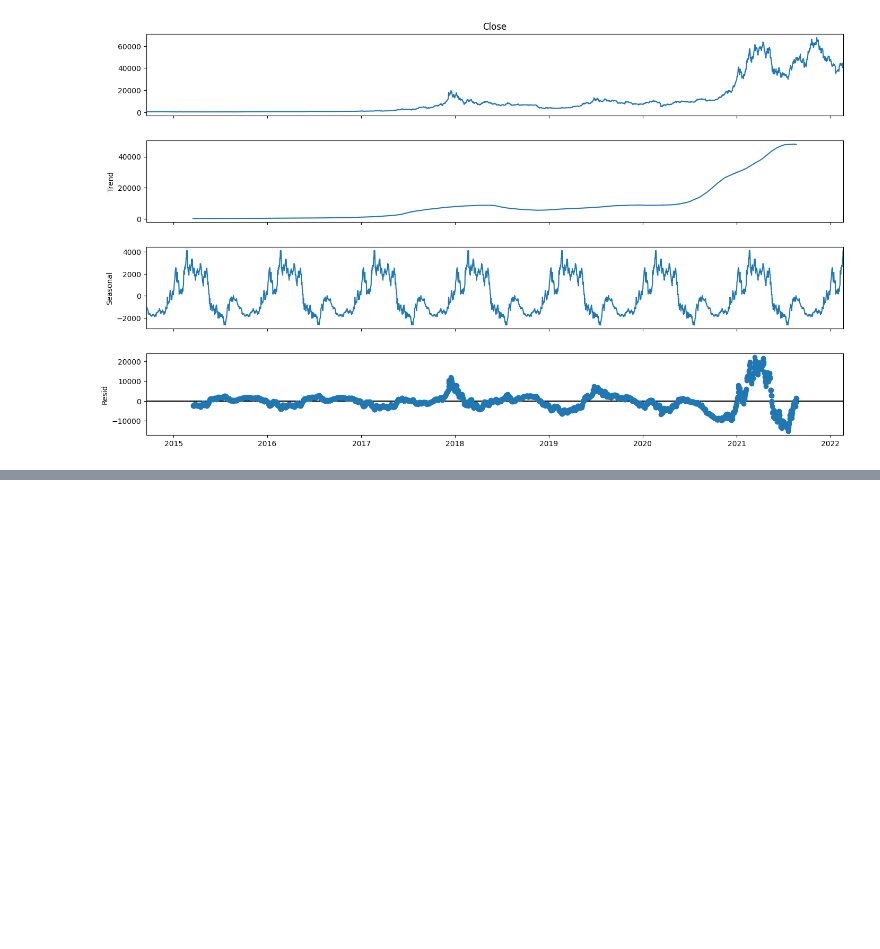
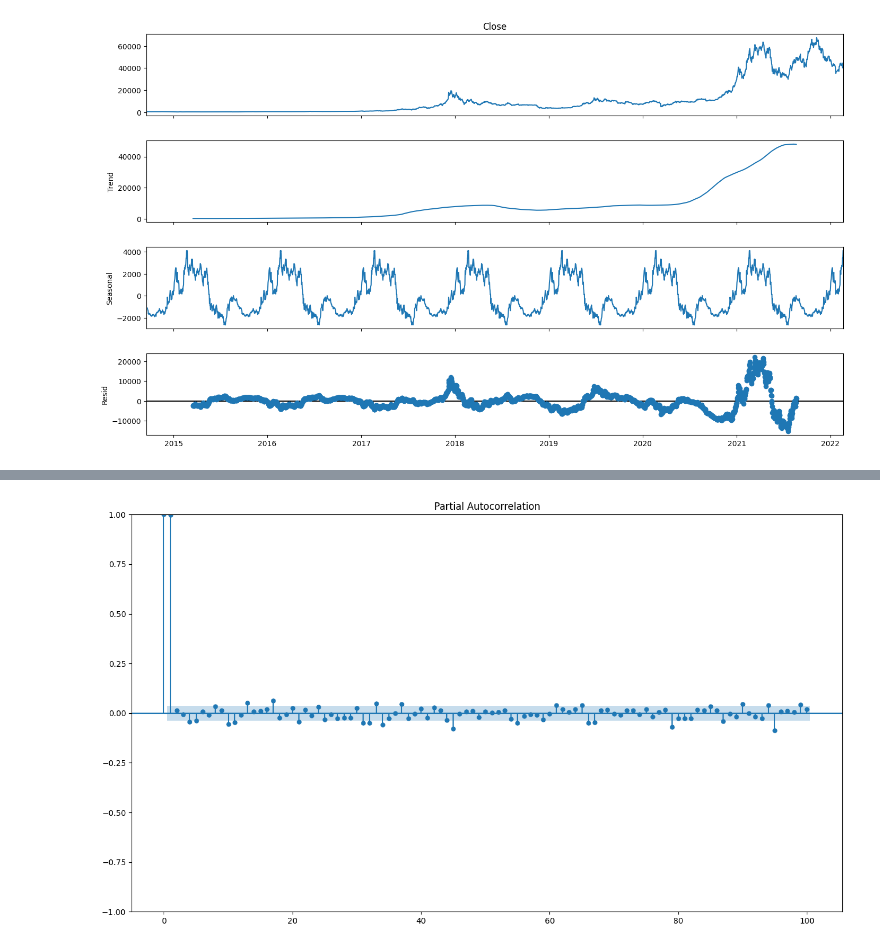
Before and after one commit to DarshanaHeendeniya/ML_Learning, a Jupyter notebook: Bitcoin_Price.ipynb, the cells around one changed output, grey strips where cells are left out. Cells and saved outputs as stored; diff of their text form; code cells hidden in the pictures; blank space fills up the shorter version.

```diff
--- a/Bitcoin_Price.ipynb
+++ b/Bitcoin_Price.ipynb
@@ -377,0 +359,7 @@ plt.show()
+# %%
+# Plot the Partial Auto Correlation
+fig, ax = plt.subplots(figsize = (16,9))
+plot_pacf(df1['Close'], lags = 100, ax = ax)
+plt.show()
+# %% [output]
+[figure, added]
```
Also changed, not shown: parts of 4 cells of this notebook.
